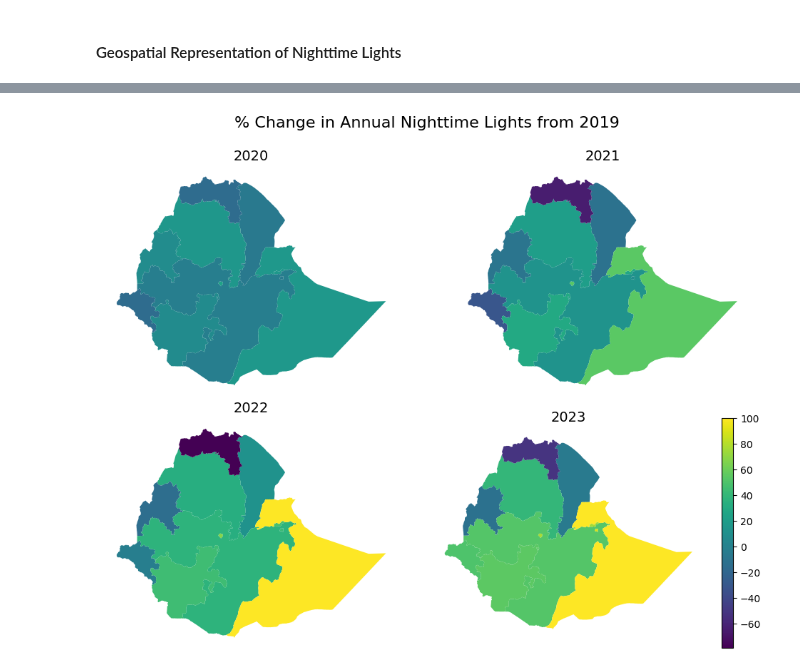
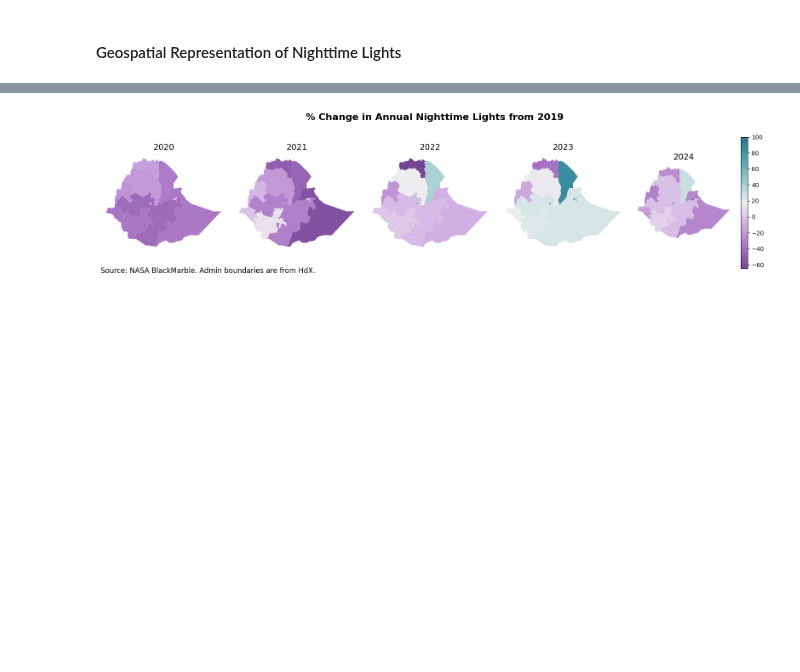
Before and after one commit to datapartnership/ethiopia-economic-monitoring, a Jupyter notebook: notebooks/nighttime-lights/nighttime-lights.ipynb, the cells around one changed output, grey strips where cells are left out. Drawn from its saved outputs; the diff is of its cells as text; code cells hidden in the pictures; blank space fills up the shorter version.

```diff
--- a/notebooks/nighttime-lights/nighttime-lights.ipynb
+++ b/notebooks/nighttime-lights/nighttime-lights.ipynb
@@ -112,0 +284,4 @@ ntl_admin2_annual = get_percent_change(ntl_admin2_annual, 2019, 'ntl_sum', ['COU
+# %%
+ntl_adm0_annual = ntl_adm0_monthly.groupby(['COUNTRY', pd.Grouper(key='date', freq='YS')])[['ntl_sum']].mean().reset_index()
+ntl_adm1_annual = ntl_adm1_monthly.groupby(['COUNTRY','NAME_1', pd.Grouper(key='date', freq='YS')])[['ntl_sum']].mean().reset_index()
+ntl_adm2_annual = ntl_adm2_monthly.groupby(['COUNTRY','NAME_1', 'NAME_2',pd.Grouper(key='date', freq='YS')])[['ntl_sum']].mean().reset_index()
@@ -378,18 +514,20 @@ show(tabs, warn_on_missing_glyphs=False)
 # %%
 import matplotlib.pyplot as plt
 import seaborn as sns
+
+ntl_adm1_annual.dropna(subset=['NAME_1'], inplace=True)
 
 fig, axes = plt.subplots(4, 3, figsize=(12, 10))  # 4x3 grid (extra space for alignment)
 axes = axes.flatten()
 
 # Create bar charts for each region
-for i, region in enumerate(ntl_admin1_annual['NAME_1'].unique()):
+for i, region in enumerate(ntl_adm1_annual['NAME_1'].unique()):
     ax = axes[i]
-    df = ntl_admin1_annual[ntl_admin1_annual['NAME_1']==region]
+    df = ntl_adm1_annual[ntl_adm1_annual['NAME_1']==region]
     # df = df.set_index('date')
     df.loc[:, 'year'] = pd.to_datetime(df['date']).dt.year
 
-    sns.barplot(data=df, x='year', y='percent_change', color='#1AA1DB', ax=ax)
+    sns.barplot(data=df, x='year', y='percent_change_ntl_sum_2019', color='#1AA1DB', ax=ax)
     ax.set_title(region)
     ax.set_xlabel('Year')
     ax.set_ylabel('% Change')
@@ -545,6 +643,9 @@ import geopandas as gpd
 ethiopia_adm1_gadm = gpd.read_file('../../data/boundaries/gadm/ETH_GADM_level1.shp')
 ethiopia_adm2_gadm = gpd.read_file('../../data/boundaries/gadm/ETH_GADM_level2.shp')
 # %%
-ntl_admin1_annual_gdf = ntl_admin1_annual.merge(ethiopia_adm1_gadm[['COUNTRY', 'NAME_1', 'geometry']], on=['COUNTRY','NAME_1'])
-ntl_admin2_annual_gdf = ntl_admin2_annual.merge(ethiopia_adm2_gadm[['COUNTRY', 'NAME_1','NAME_2', 'geometry']], on=['COUNTRY','NAME_1', 'NAME_2'])
+# ntl_adm1_annual.drop(columns='geometry', inplace=True)
+# ntl_adm2_annual.drop(columns='geometry', inplace=True)
+
+ntl_admin1_annual_gdf = ntl_adm1_annual.merge(ethiopia_adm1_gadm[['COUNTRY', 'NAME_1', 'geometry']], on=['COUNTRY','NAME_1'])
+ntl_admin2_annual_gdf = ntl_adm2_annual.merge(ethiopia_adm2_gadm[['COUNTRY', 'NAME_1','NAME_2', 'geometry']], on=['COUNTRY','NAME_1', 'NAME_2'])
 # %%
@@ -561,44 +786,61 @@ ntl_admin2_annual_gdf = gpd.GeoDataFrame(ntl_admin2_annual_gdf, geometry='geomet
 import matplotlib.pyplot as plt
 import geopandas as gpd
 
+import matplotlib.pyplot as plt
+import matplotlib.colors as mcolors
+import numpy as np
+
+# Define the custom colors
+colors = ["#754493", "#A873C4", "#D1AEE3", "#EFEFEF", "#98CBCC", "#4EA2AC", "#24768E"]
+
+
+# Create the custom colormap
+custom_cmap = mcolors.LinearSegmentedColormap.from_list("custom_cmap", colors, N=256)
+
 # Define the years to loop through
-years = [2020, 2021, 2022, 2023]
+years = [2020, 2021, 2022, 2023, 2024]
+
+
 
 # Calculate vmin and vmax for consistent color scaling
-vmin = ntl_admin1_annual_gdf[ntl_admin1_annual_gdf['date']>'2019-01-01']['percent_change'].min()
+vmin = ntl_admin1_annual_gdf[ntl_admin1_annual_gdf['date']>'2019-01-01']['percent_change_ntl_sum_2019'].min()
 vmax = 100#ntl_admin1_annual_gdf[ntl_admin1_annual_gdf['date']>'2019-01-01']['percent_change'].max()
 
 # Create subplots
-fig, axes = plt.subplots(2, 2, figsize=(10, 8))  # 2 rows, 2 columns for 4 subplots
+fig, axes = plt.subplots(1, 5, figsize=(16, 4),  gridspec_kw={'width_ratios': [1, 1, 1, 1, 1]})  # 2 rows, 2 columns for 4 subplots
 axes = axes.flatten()  # Flatten for easy indexing
 
 for idx, year in enumerate(years):
     # Filter the GeoDataFrame for the given year
     filtered_data = ntl_admin1_annual_gdf[ntl_admin1_annual_gdf['date'] == f'{year}-01-01']
 
     # Add the legend only to the last plot
     legend = (idx == len(years) - 1)
 
     # Plot on the respective subplot
     filtered_data.plot(
-        column='percent_change',
+        column='percent_change_ntl_sum_2019',
         ax=axes[idx],
         legend=legend,  # Add legend only for the last plot
         vmin=vmin,
         vmax=vmax,
-        cmap='viridis'  # Adjust color map as needed
+        cmap=custom_cmap  # Adjust color map as needed
     )
     axes[idx].set_title(f"{year}", fontsize=14)  # Set title to just the year
     axes[idx].axis("off")
 
 # Add a main title
-fig.suptitle('% Change in Annual Nighttime Lights from 2019', fontsize=16, y=0.95)
+fig.suptitle('% Change in Annual Nighttime Lights from 2019', fontsize=16, y=0.95, fontweight='bold')
+
+plt.figtext(0.01, 0.01, "Source: NASA BlackMarble. Admin boundaries are from HdX.",
+            ha="left", fontsize=12)
+
 
 # Adjust layout
 plt.tight_layout(rect=[0, 0, 1, 0.95])  # Leave space for the main title
 plt.show()
 # %% [output]
-[figure, old version]
+[figure, new version]
 # %%
 import matplotlib.pyplot as plt
 import geopandas as gpd
```
Also changed, not shown: parts of 33 cells of this notebook, 3 other files.
